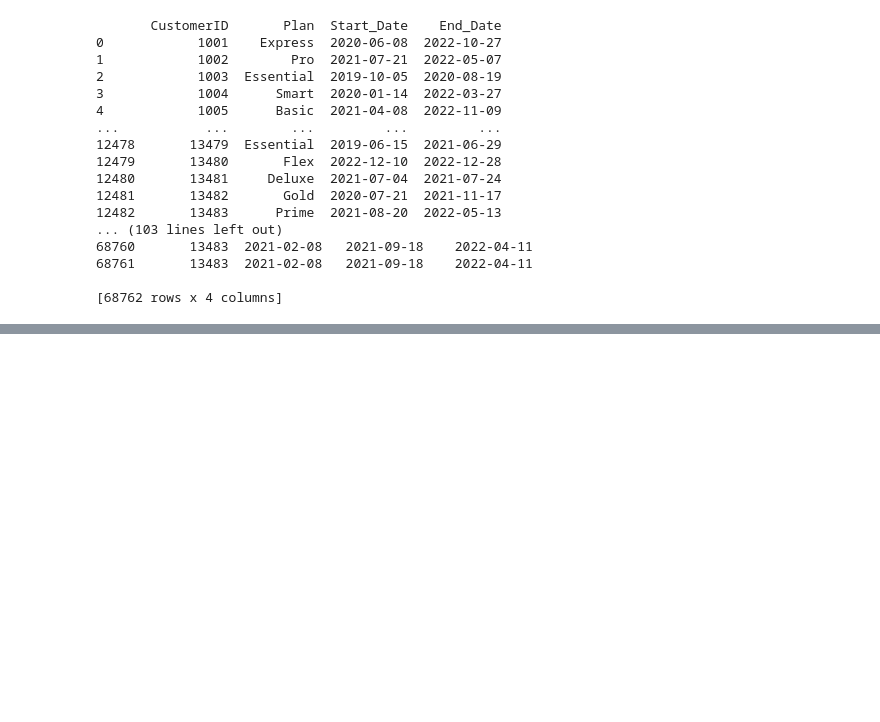
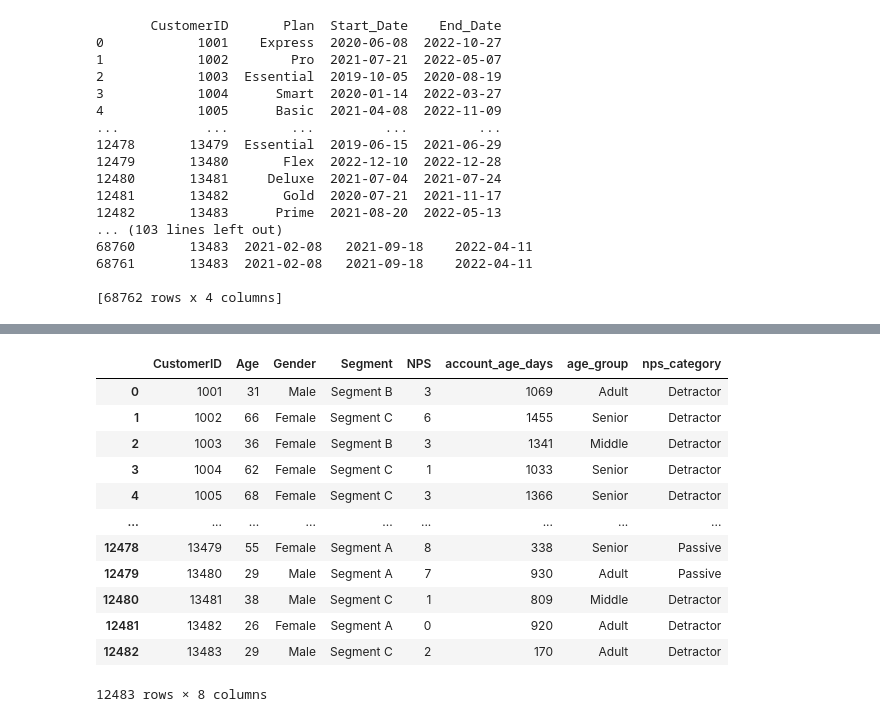
Before and after one commit to michizler/reder-analytics, a Jupyter notebook: preprocessing/clean.ipynb, the cells around one changed output, grey strips where cells are left out. Saved outputs shown, nothing was run; the diff lists cells and outputs as text; code cells hidden in the pictures; blank space fills up the shorter version.

```diff
--- a/preprocessing/clean.ipynb
+++ b/preprocessing/clean.ipynb
@@ -234,0 +507,16 @@ customer_info.head()
+# %%
+demographic_features
+# %% [output]
+|  | CustomerID | Age | Gender | Segment | NPS | account_age_days | age_group | nps_category |
+| 0 | 1001 | 31 | Male | Segment B | 3 | 1069 | Adult | Detractor |
+| 1 | 1002 | 66 | Female | Segment C | 6 | 1455 | Senior | Detractor |
+| 2 | 1003 | 36 | Female | Segment B | 3 | 1341 | Middle | Detractor |
+| 3 | 1004 | 62 | Female | Segment C | 1 | 1033 | Senior | Detractor |
+| 4 | 1005 | 68 | Female | Segment C | 3 | 1366 | Senior | Detractor |
+| ... | ... | ... | ... | ... | ... | ... | ... | ... |
+| 12478 | 13479 | 55 | Female | Segment A | 8 | 338 | Senior | Passive |
+| 12479 | 13480 | 29 | Male | Segment A | 7 | 930 | Adult | Passive |
+| 12480 | 13481 | 38 | Male | Segment C | 1 | 809 | Middle | Detractor |
+| 12481 | 13482 | 26 | Female | Segment A | 0 | 920 | Adult | Detractor |
+| 12482 | 13483 | 29 | Male | Segment C | 2 | 170 | Adult | Detractor |
+12483 rows × 8 columns
```
Also changed, not shown: parts of 37 cells of this notebook.
